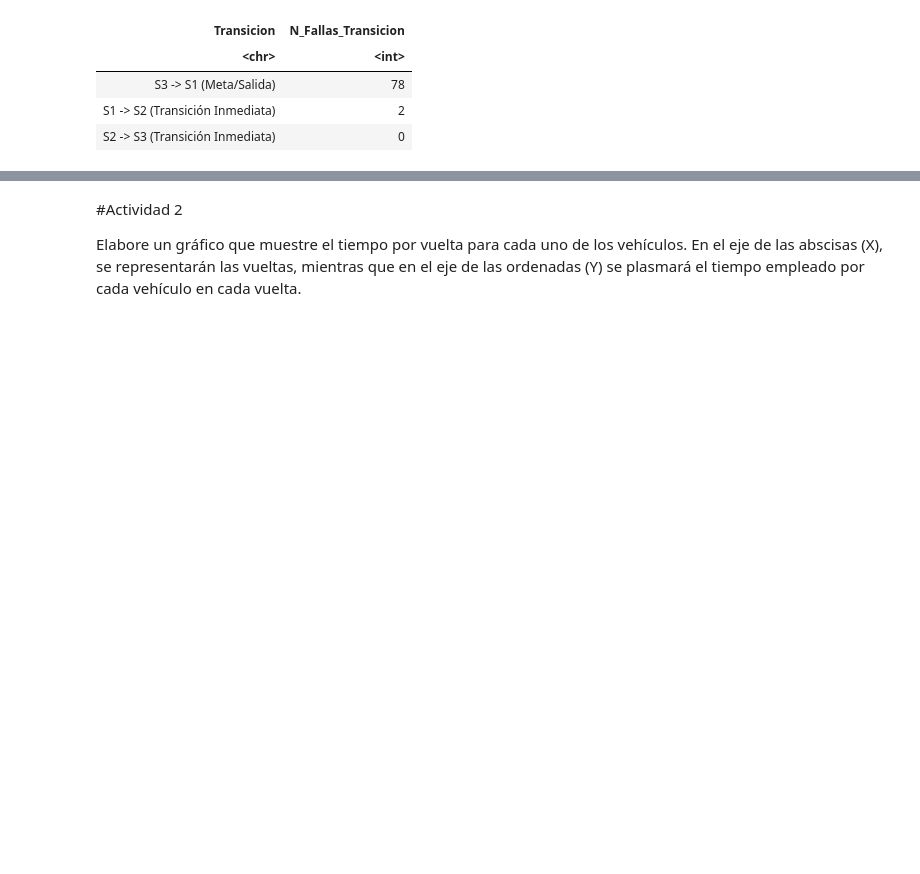
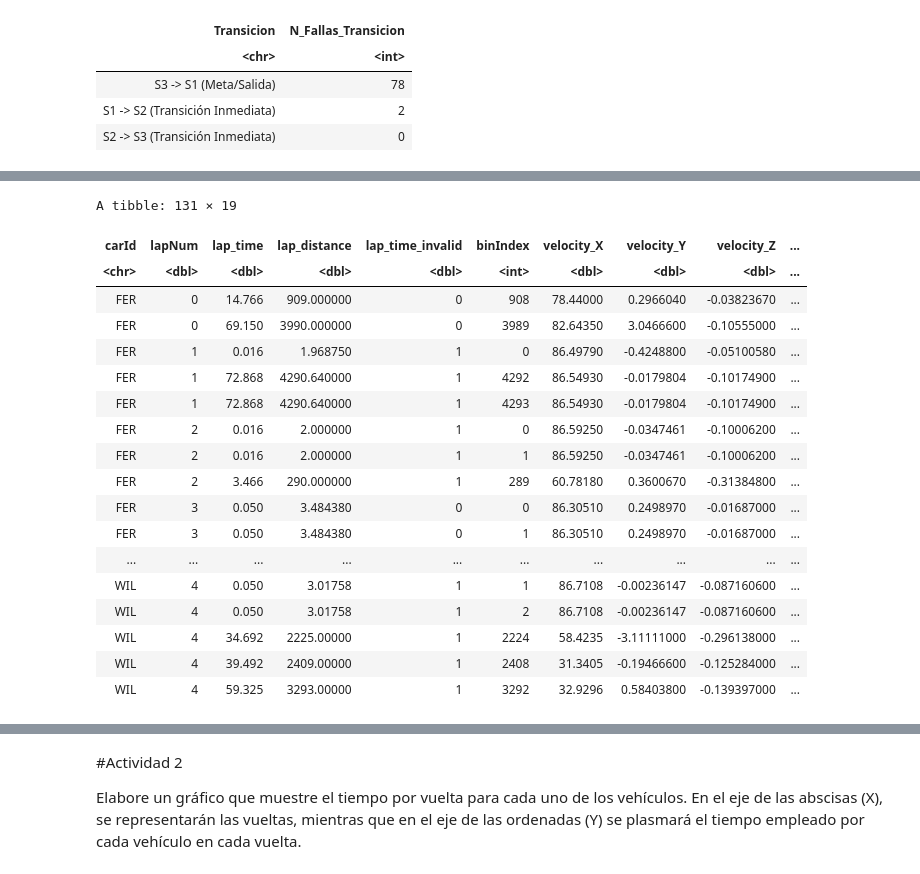
Before and after one commit to LuppeCh/F1EDA, a Jupyter notebook: Exploración_de_Datos_Trabajo_Final.ipynb, the cells around one changed output, grey strips where cells are left out. Saved outputs shown, nothing was run; the diff lists cells and outputs as text; code cells hidden in the pictures; blank space fills up the shorter version.

```diff
--- a/Exploración_de_Datos_Trabajo_Final.ipynb
+++ b/Exploración_de_Datos_Trabajo_Final.ipynb
@@ -807,0 +842,24 @@ A tibble: 3 × 2
+# %%
+fallas_espaciales <- telemetria_vueltas_invalidadas %>%
+  group_by(carId, lapNum) %>%
+
+  mutate(
+    DIF_lap_time = lap_time - lag(lap_time),
+    DIF_vel_X = velocity_X - lag(velocity_X),
+    DIF_vel_Y = velocity_Y - lag(velocity_Y),
+    DIF_vel_Z = velocity_Z - lag(velocity_Z),
+
+    discrepancia_espacial = abs(binIndex - lap_distance),
+
+    velocidades_congeladas = (
+      (DIF_vel_X == 0 | is.na(DIF_vel_X)) &
+      (DIF_vel_Y == 0 | is.na(DIF_vel_Y)) &
+      (DIF_vel_Z == 0 | is.na(DIF_vel_Z))
+    )
+  ) %>%
+
+  filter(discrepancia_espacial >= 1) %>%
+
+  ungroup()
+
+cat("Total de registros con falla espacial (>= 1m):", nrow(fallas_espaciales), "\n")
@@ -807,0 +878,22 @@ A tibble: 3 × 2
+# %%
+fallas_espaciales
+# %% [output]
+A tibble: 131 × 19
+| carId | lapNum | lap_time | lap_distance | lap_time_invalid | binIndex | velocity_X | velocity_Y | velocity_Z | ... |
+| <chr> | <dbl> | <dbl> | <dbl> | <dbl> | <int> | <dbl> | <dbl> | <dbl> | ... |
+| FER | 0 | 14.766 | 909.000000 | 0 | 908 | 78.44000 | 0.2966040 | -0.03823670 | ... |
+| FER | 0 | 69.150 | 3990.000000 | 0 | 3989 | 82.64350 | 3.0466600 | -0.10555000 | ... |
+| FER | 1 | 0.016 | 1.968750 | 1 | 0 | 86.49790 | -0.4248800 | -0.05100580 | ... |
+| FER | 1 | 72.868 | 4290.640000 | 1 | 4292 | 86.54930 | -0.0179804 | -0.10174900 | ... |
+| FER | 1 | 72.868 | 4290.640000 | 1 | 4293 | 86.54930 | -0.0179804 | -0.10174900 | ... |
+| FER | 2 | 0.016 | 2.000000 | 1 | 0 | 86.59250 | -0.0347461 | -0.10006200 | ... |
+| FER | 2 | 0.016 | 2.000000 | 1 | 1 | 86.59250 | -0.0347461 | -0.10006200 | ... |
+| FER | 2 | 3.466 | 290.000000 | 1 | 289 | 60.78180 | 0.3600670 | -0.31384800 | ... |
+| FER | 3 | 0.050 | 3.484380 | 0 | 0 | 86.30510 | 0.2498970 | -0.01687000 | ... |
+| FER | 3 | 0.050 | 3.484380 | 0 | 1 | 86.30510 | 0.2498970 | -0.01687000 | ... |
+| ... | ... | ... | ... | ... | ... | ... | ... | ... | ... |
+| WIL | 4 | 0.050 | 3.01758 | 1 | 1 | 86.7108 | -0.00236147 | -0.087160600 | ... |
+| WIL | 4 | 0.050 | 3.01758 | 1 | 2 | 86.7108 | -0.00236147 | -0.087160600 | ... |
+| WIL | 4 | 34.692 | 2225.00000 | 1 | 2224 | 58.4235 | -3.11111000 | -0.296138000 | ... |
+| WIL | 4 | 39.492 | 2409.00000 | 1 | 2408 | 31.3405 | -0.19466600 | -0.125284000 | ... |
+| WIL | 4 | 59.325 | 3293.00000 | 1 | 3292 | 32.9296 | 0.58403800 | -0.139397000 | ... |
```
Also changed, not shown: parts of 23 cells of this notebook.
